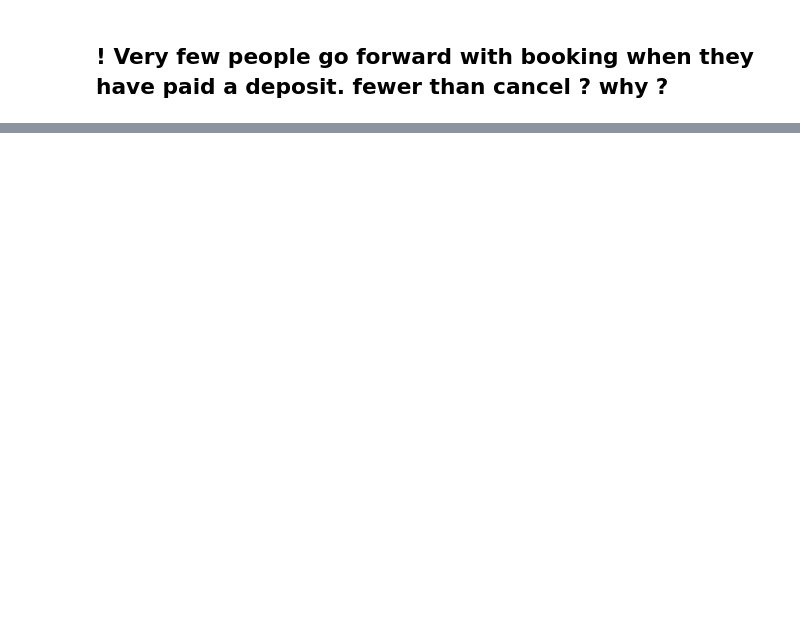
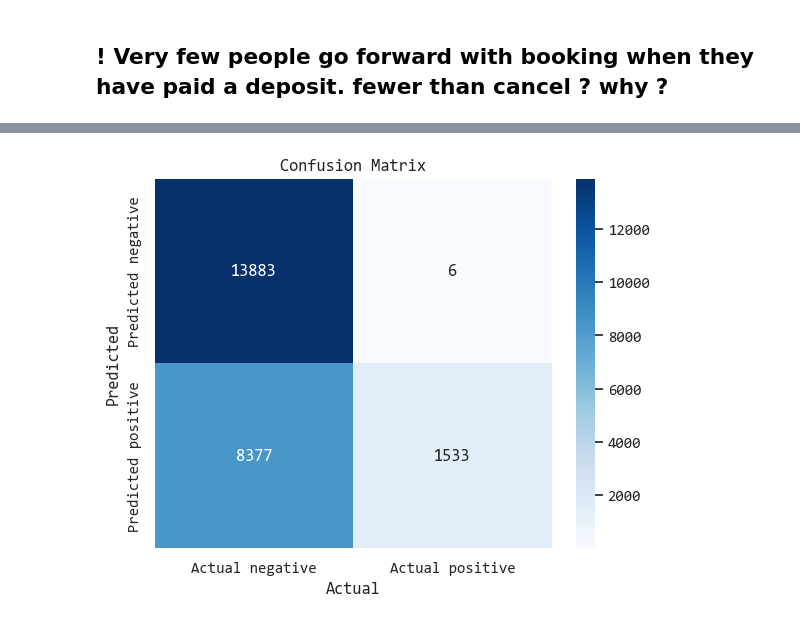
Before and after one commit to ursumarius/booking-cancellations-ML-intro, a Jupyter notebook: eda/hotel-booking-eda-intro-to-ml.ipynb, the cells around one changed output, grey strips where cells are left out. Saved outputs shown, nothing was run; the diff lists cells and outputs as text; code cells hidden in the pictures; blank space fills up the shorter version.

```diff
--- a/eda/hotel-booking-eda-intro-to-ml.ipynb
+++ b/eda/hotel-booking-eda-intro-to-ml.ipynb
@@ -469,0 +505,13 @@ Name: is_canceled, dtype: int64
+# %%
+# Create the Type 1 and Type 2 error heatmap
+sns.heatmap(cm_5t, annot=True, fmt='d', cmap='Blues', xticklabels=['Actual negative', 'Actual positive'], yticklabels=['Predicted negative', 'Predicted positive'])
+
+# Set the axis labels and title
+plt.xlabel('Actual')
+plt.ylabel('Predicted')
+plt.title('Confusion Matrix')
+
+# Show the plot
+plt.show()
+# %% [output]
+[figure, added]
```
Also changed, not shown: parts of 7 cells of this notebook.
